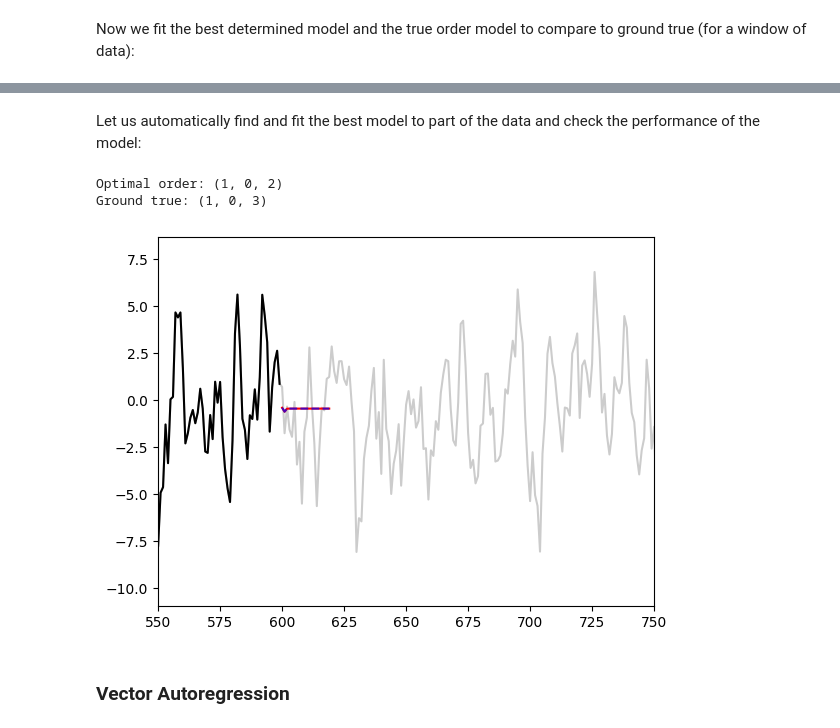
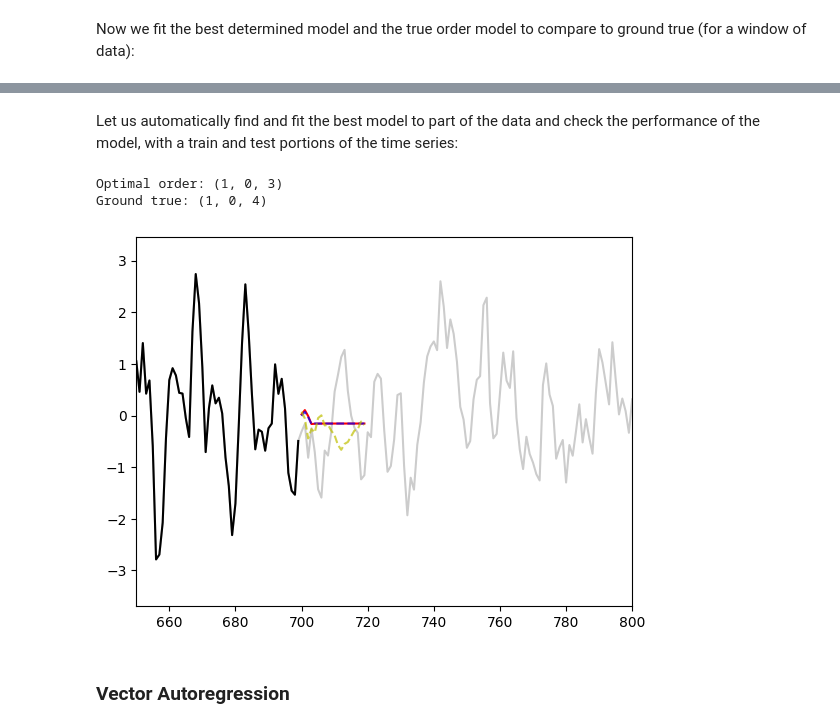
Before and after one commit to santosmv/Learning-machine-learning, a Jupyter notebook: Time-Series/statistical_models.ipynb, the cells around one changed output, grey strips where cells are left out. Cells and saved outputs as stored; diff of their text form; code cells hidden in the pictures.

Commit message:
Forecasting statistical models

```diff
--- a/Time-Series/statistical_models.ipynb
+++ b/Time-Series/statistical_models.ipynb
@@ -285,5 +288,7 @@ PACF suggests $p=1$ and 4 (we have the information that $p < 6$, but the above p
+# %%
+order_visual = (2,0,2)
 # %%
-model_arma = ARIMA(demand_data['Banking_orders_(2)'], order=(1,0,1))
+model_arma = ARIMA(demand_data['Banking_orders_(2)'], order=order_visual)
 fit_arma = model_arma.fit()
 
 fig, ax = plt.subplots()
@@ -499,5 +478,5 @@ plt.show()
 # %% [markdown]
-Let us automatically find and fit the best model to part of the data and check the performance of the model:
+Let us automatically find and fit the best model to part of the data and check the performance of the model, with a train and test portions of the time series:
 # %%
 aicc_list = []
 order_list = []
@@ -519,32 +498,38 @@ optimal_order = order_list[idx]
 print('Optimal order:', optimal_order)
 print('Ground true:', order_true)
 # %% [output]
-Optimal order: (1, 0, 2)
-Ground true: (1, 0, 3)
+Optimal order: (1, 0, 3)
+Ground true: (1, 0, 4)
 # %%
-initial_step = 600
+initial_step = 700
 y_train = y[:initial_step]
 
 best_model_arma = ARIMA(y_train, order=optimal_order)
 best_fit_arma = best_model_arma.fit()
 
 true_model_arma = ARIMA(y_train, order=order_true)
 true_fit_arma = true_model_arma.fit()
 
+#other random model with higher order
+other_model_arma = ARIMA(y_train, order=(20,0,20))
+other_fit_arma = other_model_arma.fit()
+
 steps_test = 20
 y_pred_best = best_fit_arma.forecast(steps_test)
 y_pred_true = true_fit_arma.forecast(steps_test)
+y_pred_other = other_fit_arma.forecast(steps_test)
 
 X_test = np.arange(initial_step, initial_step + steps_test)
 
 sn.lineplot(y, c='k', alpha=0.2)
 sn.lineplot(y_train, c='k', alpha=1)
 sn.lineplot(x=X_test, y=y_pred_true, c='r', alpha=1)
 sn.lineplot(x=X_test, y=y_pred_best, linestyle='--', c='b', alpha=0.7)
-plt.xlim(initial_step-50,initial_step+150)
+sn.lineplot(x=X_test, y=y_pred_other, linestyle='--', c='y', alpha=0.7)
+plt.xlim(initial_step-50,initial_step+100)
 plt.show()
 # %% [output]
-[figure, old version]
+[figure, new version]
 # %% [markdown]
 ### Vector Autoregression
 # %%
```
Also changed, not shown: parts of 20 cells of this notebook.
